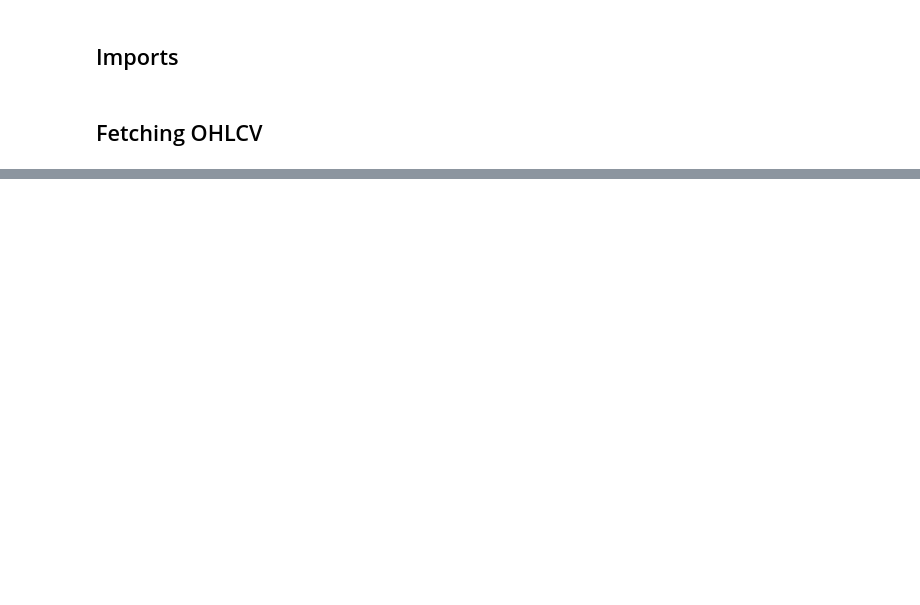
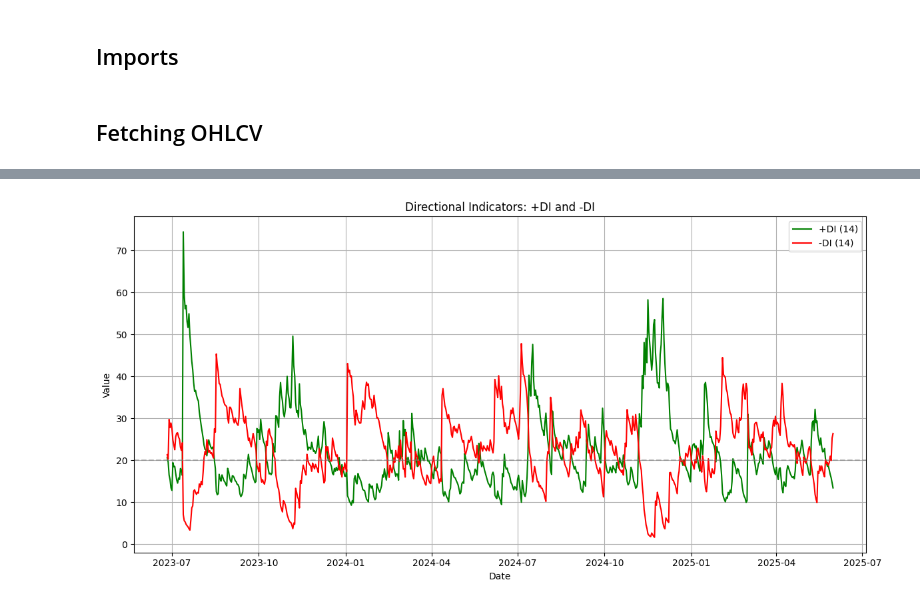
Before and after one commit to Ahkylez/Crypto-Indicators, a Jupyter notebook: crypto_indicators.ipynb, the cells around one changed output, grey strips where cells are left out. Drawn from its saved outputs; the diff is of its cells as text; code cells hidden in the pictures; blank space fills up the shorter version.

```diff
--- a/crypto_indicators.ipynb
+++ b/crypto_indicators.ipynb
@@ -75,0 +158,22 @@ plt.show()
+# %%
+# Add ADX indicators (+DI, -DI, and ADX)
+adx = df.ta.adx(high='high', low='low', close='close', length=14)
+
+# Merge the indicators into your main DataFrame (optional)
+df = df.join(adx)
+
+# Plot +DI and -DI
+plt.figure(figsize=(12, 6))
+plt.plot(df.index, df['DMP_14'], label='+DI (14)', color='green')
+plt.plot(df.index, df['DMN_14'], label='-DI (14)', color='red')
+
+plt.axhline(20, color='gray', linestyle='--', alpha=0.5)  # Optional reference line
+plt.title('Directional Indicators: +DI and -DI')
+plt.xlabel('Date')
+plt.ylabel('Value')
+plt.legend()
+plt.grid(True)
+plt.tight_layout()
+plt.show()
+# %% [output]
+[figure, added]
```
Also changed, not shown: parts of 17 cells of this notebook.
